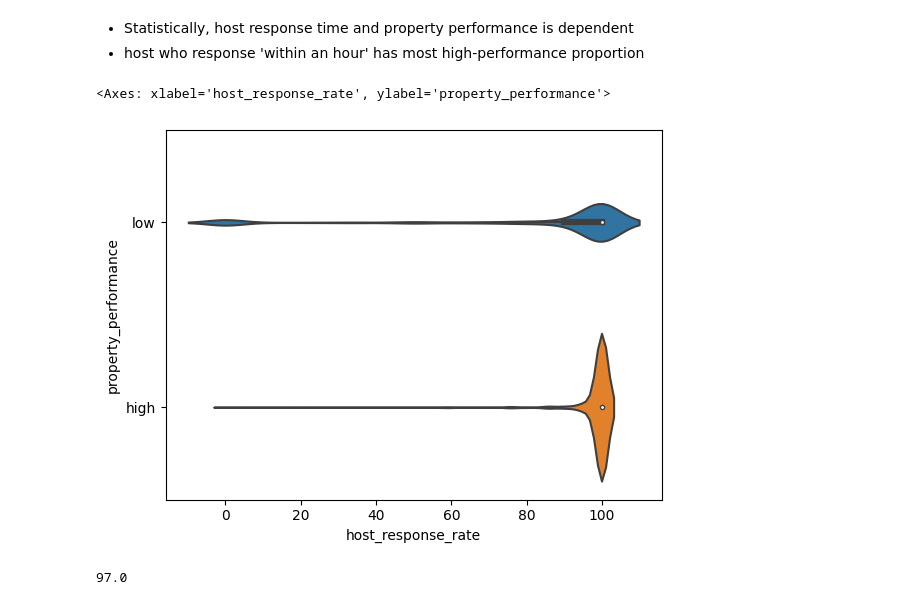
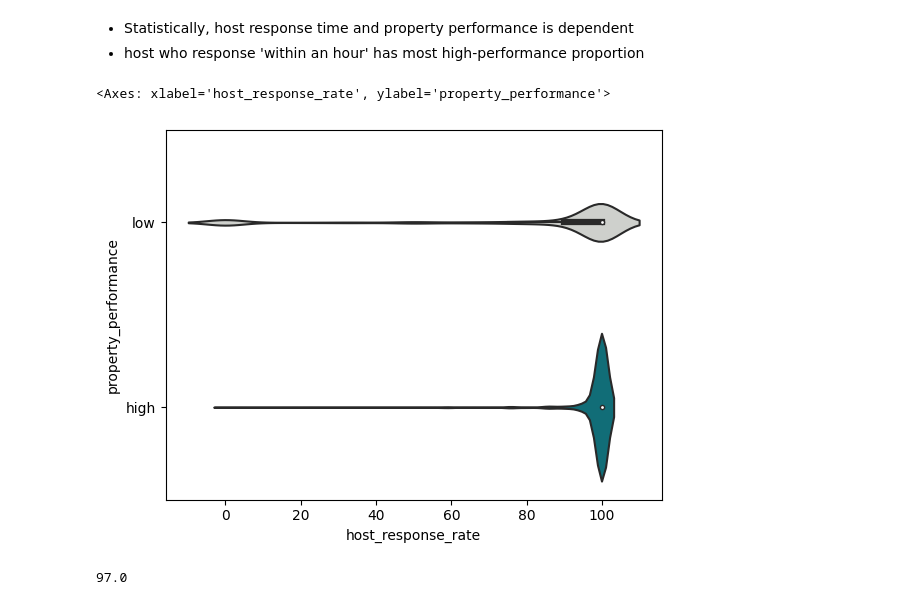
Before and after one commit to aridiawan/Airbnb-listing-Bangkok, a Jupyter notebook: notebooks/2.0-data-exploration.ipynb, the cells around one changed output. Drawn from its saved outputs; the diff is of its cells as text; code cells hidden in the pictures.

```diff
--- a/notebooks/2.0-data-exploration.ipynb
+++ b/notebooks/2.0-data-exploration.ipynb
@@ -725,10 +752,10 @@ The Proportion is SIGNIFICANLY DIFFERENT
 * Statistically, host response time and property performance is dependent
 * host who response 'within an hour' has most high-performance proportion
 # %%
-sns.violinplot(data=bnb, x='host_response_rate', y='property_performance')
+sns.violinplot(data=bnb, x='host_response_rate', y='property_performance', palette={'low':'#ced1cb','high':"#007b88"})
 # %% [output]
 <Axes: xlabel='host_response_rate', ylabel='property_performance'>
-[figure, old version]
+[figure, new version]
 # %%
 bnb.query("property_performance == 'high'")['host_response_rate'].quantile(0.1)
 # %% [output]
```
Also changed, not shown: parts of 4 cells of this notebook.
